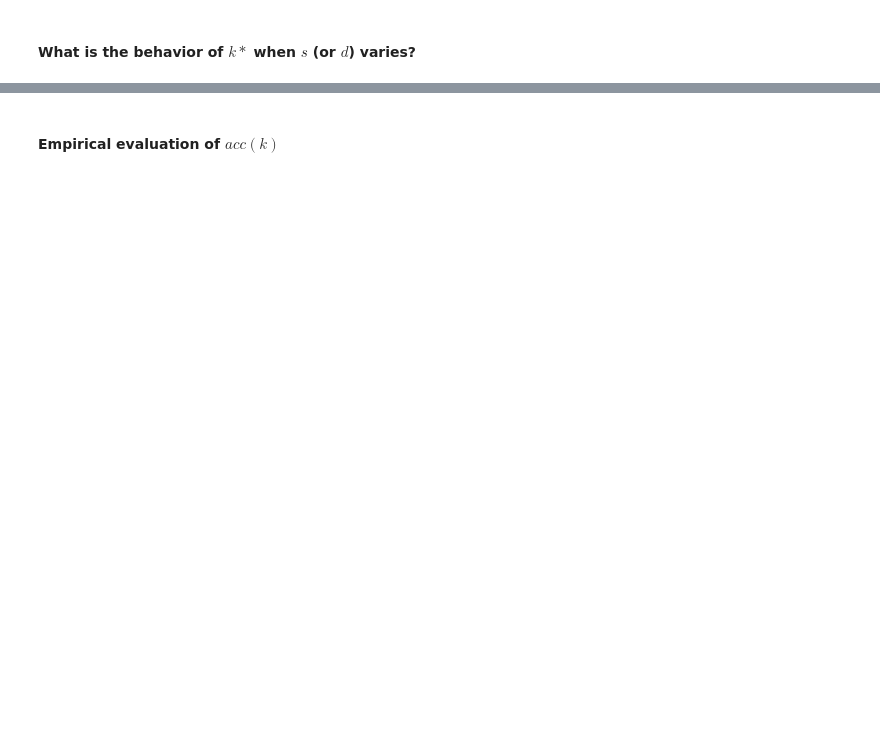
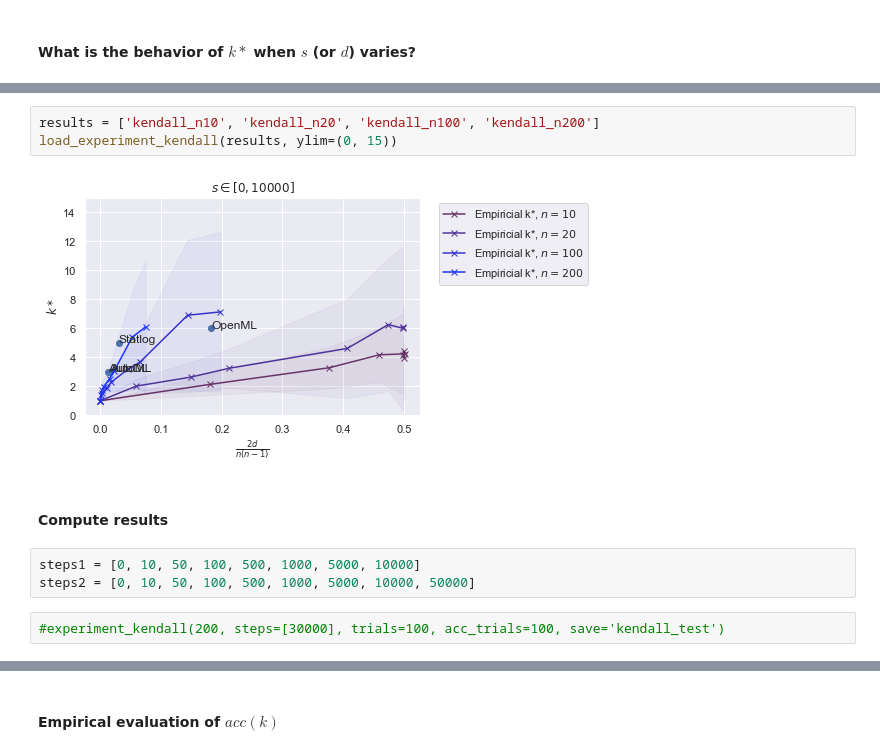
Before and after one commit to Didayolo/automl-conf-2022, a Jupyter notebook: experiments.ipynb, the cells around one changed output, grey strips where cells are left out. Saved outputs shown, nothing was run; the diff lists cells and outputs as text; blank space fills up the shorter version.

```diff
--- a/experiments.ipynb
+++ b/experiments.ipynb
@@ -339,0 +374,12 @@ s max = 10000
+# %%
+results = ['kendall_n10', 'kendall_n20', 'kendall_n100', 'kendall_n200']
+load_experiment_kendall(results, ylim=(0, 15))
+# %% [output]
+[figure, added]
+# %% [markdown]
+#### Compute results
+# %%
+steps1 = [0, 10, 50, 100, 500, 1000, 5000, 10000]
+steps2 = [0, 10, 50, 100, 500, 1000, 5000, 10000, 50000]
+# %%
+#experiment_kendall(200, steps=[30000], trials=100, acc_trials=100, save='kendall_test')
```
Also changed, not shown: parts of 31 cells of this notebook.
